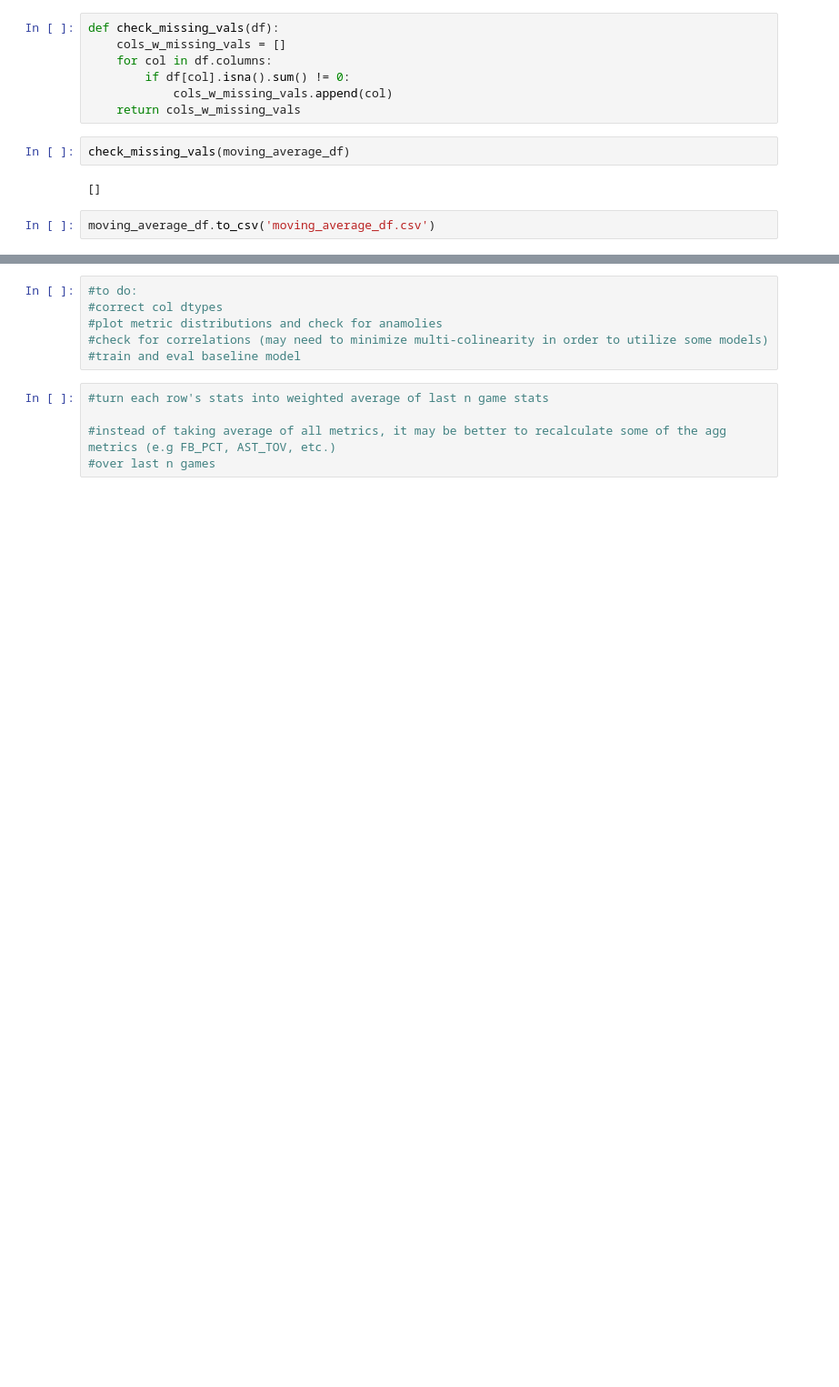
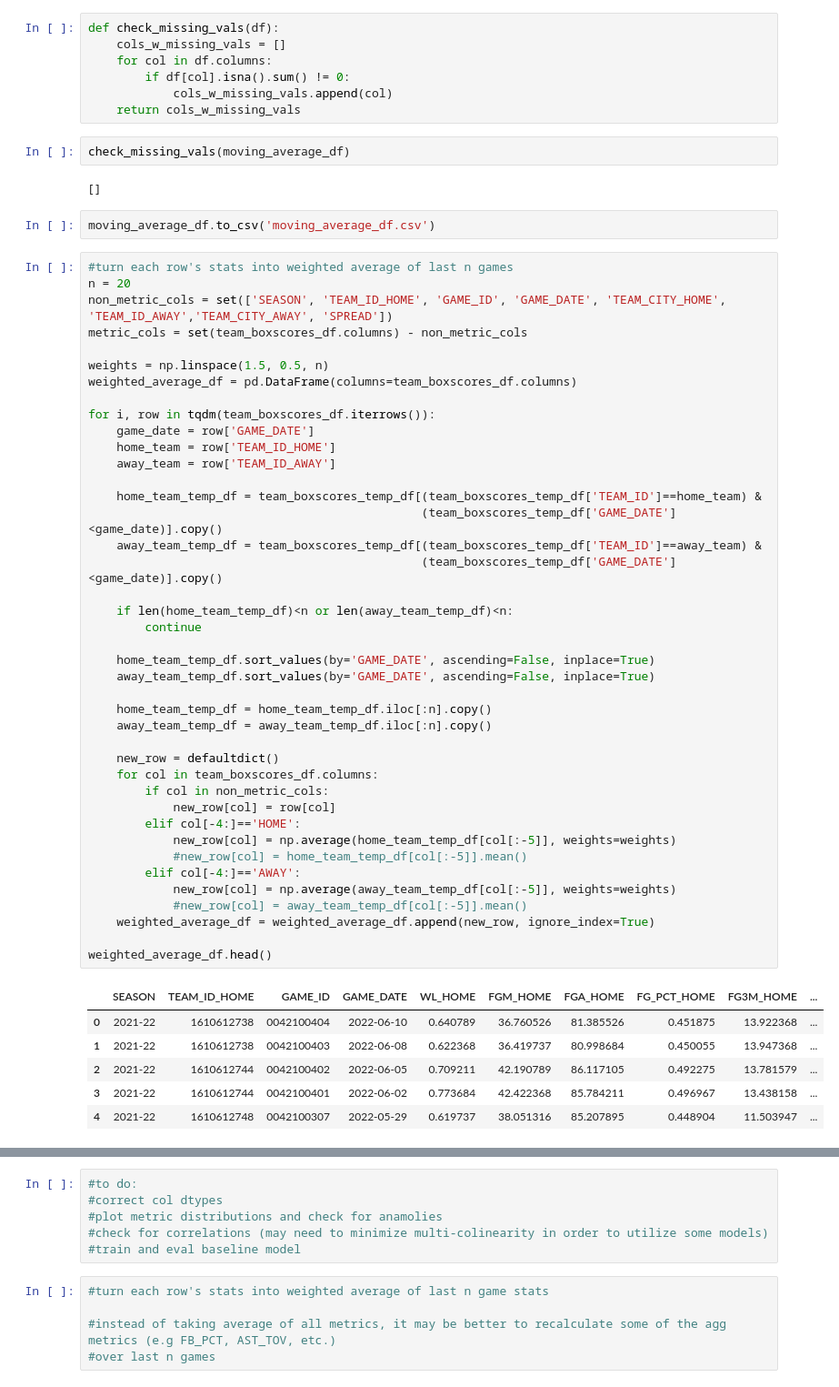
Before and after one commit to jnshzk/nba_beating_the_spread, a Jupyter notebook: data_preprocessing.ipynb, the cells around one changed output, grey strips where cells are left out. Shown: that part at 91% size. Saved outputs shown, nothing was run; the diff lists cells and outputs as text; blank space fills up the shorter version.

```diff
--- a/data_preprocessing.ipynb
+++ b/data_preprocessing.ipynb
@@ -338,3 +338,51 @@ check_missing_vals(moving_average_df)
 []
 # %%
 moving_average_df.to_csv('moving_average_df.csv')
+# %%
+#turn each row's stats into weighted average of last n games
+n = 20
+non_metric_cols = set(['SEASON', 'TEAM_ID_HOME', 'GAME_ID', 'GAME_DATE', 'TEAM_CITY_HOME', 'TEAM_ID_AWAY','TEAM_CITY_AWAY', 'SPREAD'])
+metric_cols = set(team_boxscores_df.columns) - non_metric_cols
+
+weights = np.linspace(1.5, 0.5, n)
+weighted_average_df = pd.DataFrame(columns=team_boxscores_df.columns)
+
+for i, row in tqdm(team_boxscores_df.iterrows()):
+    game_date = row['GAME_DATE']
+    home_team = row['TEAM_ID_HOME']
+    away_team = row['TEAM_ID_AWAY']
+
+    home_team_temp_df = team_boxscores_temp_df[(team_boxscores_temp_df['TEAM_ID']==home_team) &
+                                               (team_boxscores_temp_df['GAME_DATE']<game_date)].copy()
+    away_team_temp_df = team_boxscores_temp_df[(team_boxscores_temp_df['TEAM_ID']==away_team) &
+                                               (team_boxscores_temp_df['GAME_DATE']<game_date)].copy()
+
+    if len(home_team_temp_df)<n or len(away_team_temp_df)<n:
+        continue
+
+    home_team_temp_df.sort_values(by='GAME_DATE', ascending=False, inplace=True)
+    away_team_temp_df.sort_values(by='GAME_DATE', ascending=False, inplace=True)
+
+    home_team_temp_df = home_team_temp_df.iloc[:n].copy()
+    away_team_temp_df = away_team_temp_df.iloc[:n].copy()
+
+    new_row = defaultdict()
+    for col in team_boxscores_df.columns:
+        if col in non_metric_cols:
+            new_row[col] = row[col]
+        elif col[-4:]=='HOME':
+            new_row[col] = np.average(home_team_temp_df[col[:-5]], weights=weights)
+            #new_row[col] = home_team_temp_df[col[:-5]].mean()
+        elif col[-4:]=='AWAY':
+            new_row[col] = np.average(away_team_temp_df[col[:-5]], weights=weights)
+            #new_row[col] = away_team_temp_df[col[:-5]].mean()
+    weighted_average_df = weighted_average_df.append(new_row, ignore_index=True)
+
+weighted_average_df.head()
+# %% [output]
+|  | SEASON | TEAM_ID_HOME | GAME_ID | GAME_DATE | WL_HOME | FGM_HOME | FGA_HOME | FG_PCT_HOME | FG3M_HOME | ... |
+| 0 | 2021-22 | 1610612738 | 0042100404 | 2022-06-10 | 0.640789 | 36.760526 | 81.385526 | 0.451875 | 13.922368 | ... |
+| 1 | 2021-22 | 1610612738 | 0042100403 | 2022-06-08 | 0.622368 | 36.419737 | 80.998684 | 0.450055 | 13.947368 | ... |
+| 2 | 2021-22 | 1610612744 | 0042100402 | 2022-06-05 | 0.709211 | 42.190789 | 86.117105 | 0.492275 | 13.781579 | ... |
+| 3 | 2021-22 | 1610612744 | 0042100401 | 2022-06-02 | 0.773684 | 42.422368 | 85.784211 | 0.496967 | 13.438158 | ... |
+| 4 | 2021-22 | 1610612748 | 0042100307 | 2022-05-29 | 0.619737 | 38.051316 | 85.207895 | 0.448904 | 11.503947 | ... |
```
Also changed, not shown: parts of 2 cells of this notebook.
